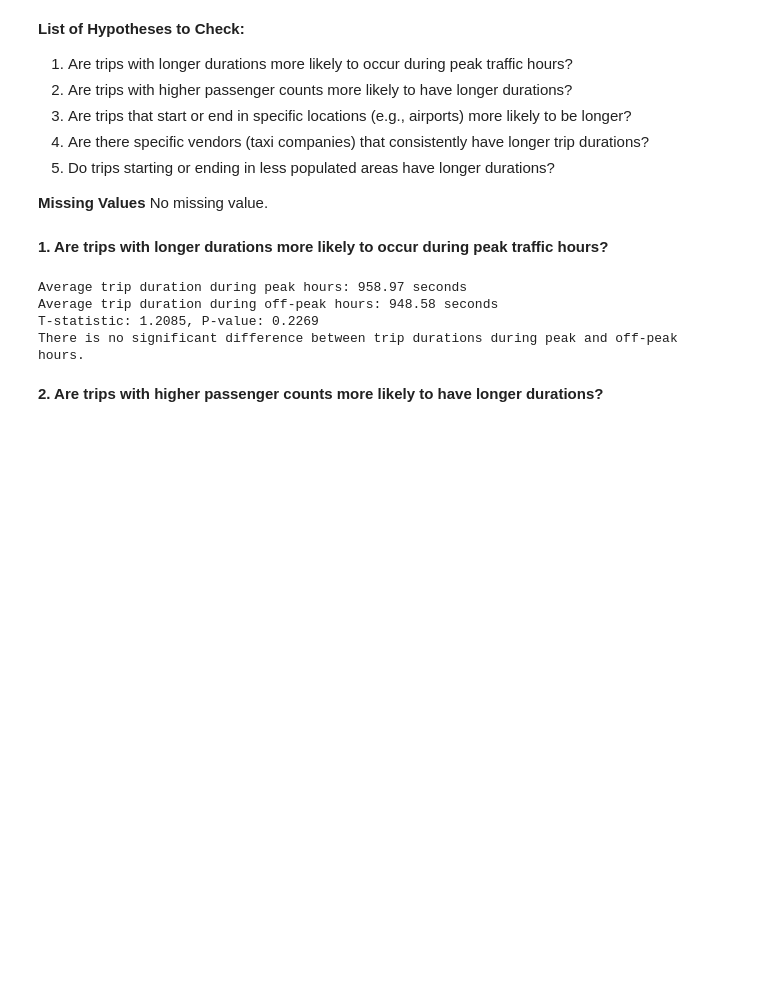
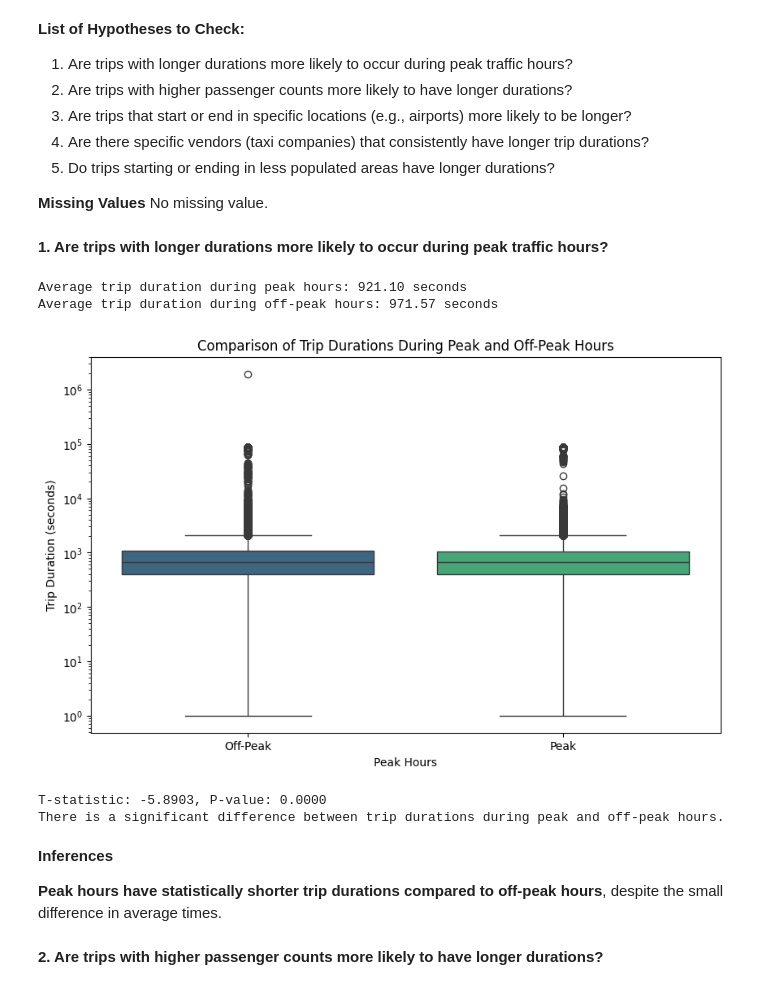
Before and after one commit to namozhdehi/KSR, a Jupyter notebook: 2_EDA_NYC_Taxi.ipynb, the cells around one changed output. Cells and saved outputs as stored; diff of their text form; code cells hidden in the pictures; blank space fills up the shorter version.

```diff
--- a/2_EDA_NYC_Taxi.ipynb
+++ b/2_EDA_NYC_Taxi.ipynb
@@ -971,44 +1004,56 @@ plt.show()
 # %%
 # Convert pickup_datetime to datetime format
 df['pickup_datetime'] = pd.to_datetime(df['pickup_datetime'])
 
 # Extract the hour from the pickup time
 df['pickup_hour'] = df['pickup_datetime'].dt.hour
 
-# Define peak hours (you can adjust these according to your analysis)
-def is_peak_hour(hour):
-    return (7 <= hour <= 9) or (16 <= hour <= 19)
-
-df['is_peak_hour'] = df['pickup_hour'].apply(is_peak_hour)
+# Define peak hours directly using boolean indexing
+df['is_peak_hour'] = df['pickup_hour'].between(7, 11) | df['pickup_hour'].between(21, 23)
 
 # Calculate the average trip duration for peak vs off-peak hours
-peak_avg_duration = df[df['is_peak_hour'] == True]['trip_duration'].mean()
-off_peak_avg_duration = df[df['is_peak_hour'] == False]['trip_duration'].mean()
+peak_avg_duration = df[df['is_peak_hour']]['trip_duration'].mean()
+off_peak_avg_duration = df[~df['is_peak_hour']]['trip_duration'].mean()
 
 # Print the results
 print(f"Average trip duration during peak hours: {peak_avg_duration:.2f} seconds")
 print(f"Average trip duration during off-peak hours: {off_peak_avg_duration:.2f} seconds")
 
+# Create a boxplot to compare trip durations during peak and off-peak hours
+plt.figure(figsize=(10, 6))
+sns.boxplot(x='is_peak_hour', y='trip_duration', data=df, palette='viridis')
+plt.xlabel('Peak Hours')
+plt.ylabel('Trip Duration (seconds)')
+plt.title('Comparison of Trip Durations During Peak and Off-Peak Hours')
+plt.xticks([0, 1], ['Off-Peak', 'Peak'])
+plt.yscale('log')  # Use log scale to better visualize the distribution of trip durations
+plt.show()
+
 # Optional: Perform a statistical test to see if the difference is significant
 from scipy.stats import ttest_ind
 
 # Extract trip durations for peak and off-peak hours
-peak_durations = df[df['is_peak_hour'] == True]['trip_duration']
-off_peak_durations = df[df['is_peak_hour'] == False]['trip_duration']
+peak_durations = df[df['is_peak_hour']]['trip_duration']
+off_peak_durations = df[~df['is_peak_hour']]['trip_duration']
 
 # Perform an independent t-test
 t_stat, p_value = ttest_ind(peak_durations, off_peak_durations, equal_var=False)
 print(f"T-statistic: {t_stat:.4f}, P-value: {p_value:.4f}")
 
 if p_value < 0.05:
     print("There is a significant difference between trip durations during peak and off-peak hours.")
 else:
     print("There is no significant difference between trip durations during peak and off-peak hours.")
 # %% [output]
-Average trip duration during peak hours: 958.97 seconds
-Average trip duration during off-peak hours: 948.58 seconds
-T-statistic: 1.2085, P-value: 0.2269
-There is no significant difference between trip durations during peak and off-peak hours.
+Average trip duration during peak hours: 921.10 seconds
+Average trip duration during off-peak hours: 971.57 seconds
+[figure, added]
+T-statistic: -5.8903, P-value: 0.0000
+There is a significant difference between trip durations during peak and off-peak hours.
+# %% [markdown]
+**Inferences**
+
+**Peak hours have statistically shorter trip durations compared to off-peak hours**, despite the small difference in average times.
 # %% [markdown]
 **2. Are trips with higher passenger counts more likely to have longer durations?**
 # %%
```
Also changed, not shown: parts of 19 cells of this notebook.
